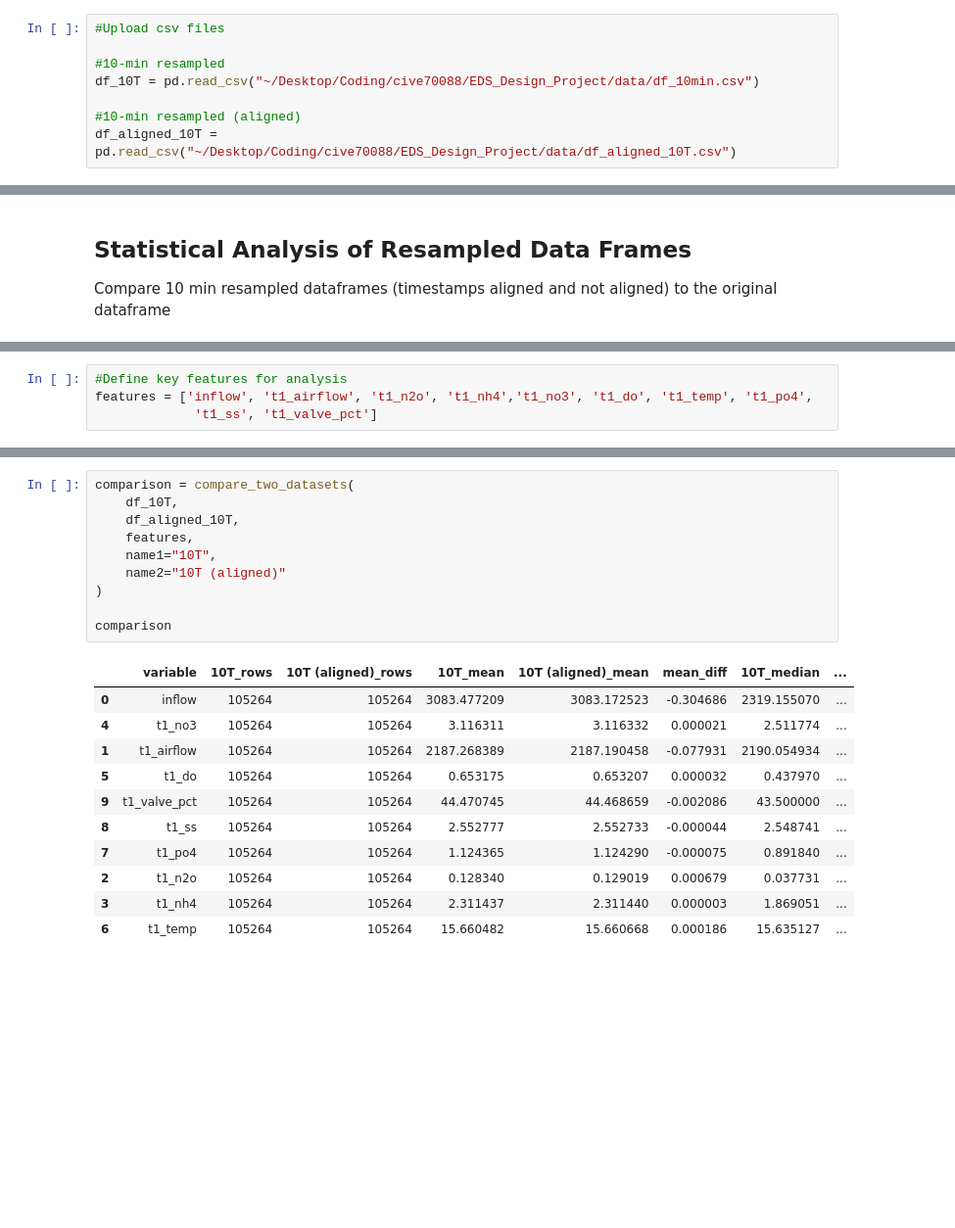
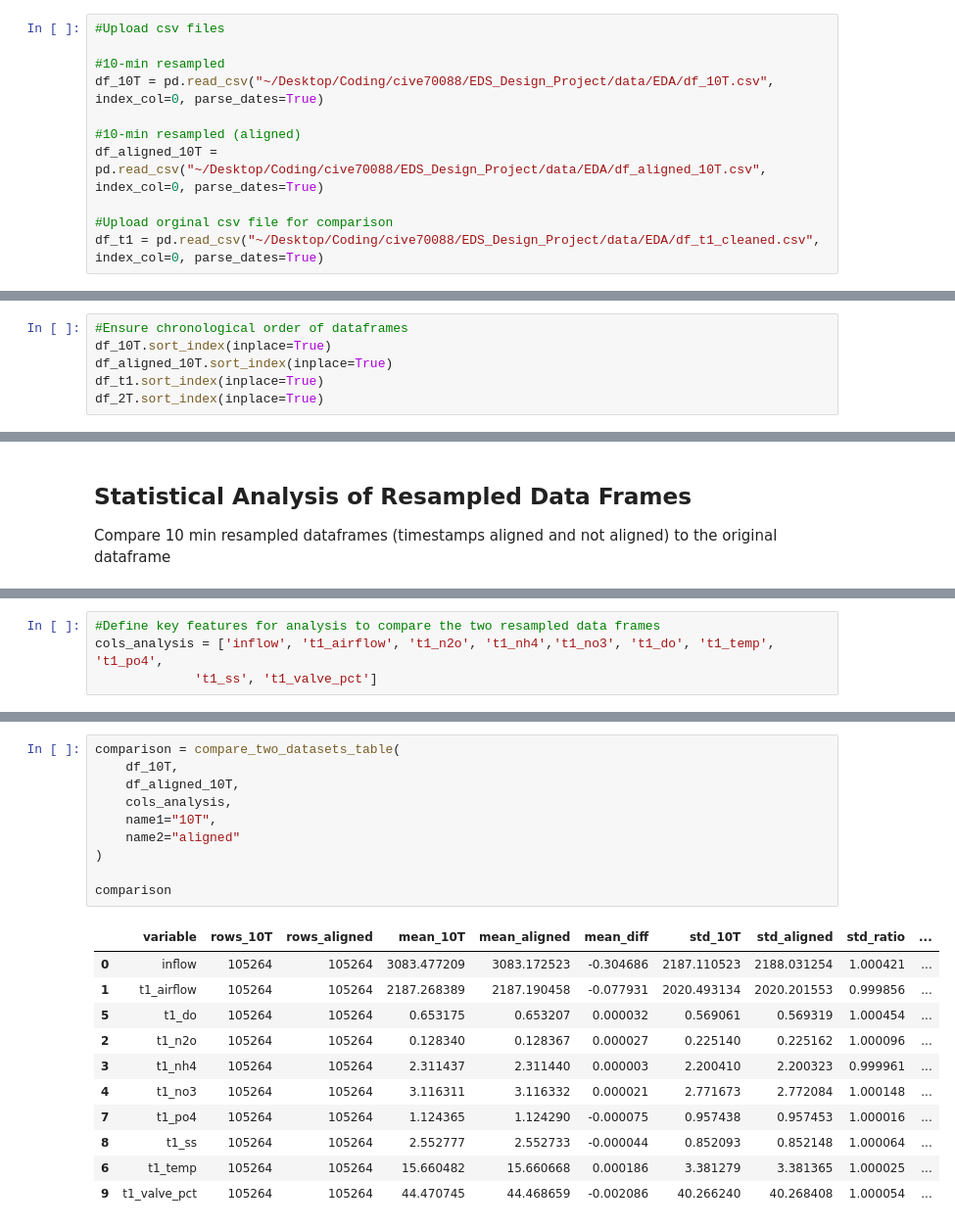
Before and after one commit to tom-mcarthur03/EDS_Design_Project, a Jupyter notebook: notebooks/data_preprocessing/EDA_local.ipynb, the cells around one changed output, grey strips where cells are left out. Shown at 98% size. Saved outputs shown, nothing was run; the diff lists cells and outputs as text; blank space fills up the shorter version.

```diff
--- a/notebooks/data_preprocessing/EDA_local.ipynb
+++ b/notebooks/data_preprocessing/EDA_local.ipynb
@@ -25,7 +41,10 @@ pd.set_option("display.max_colwidth", None)
 #Upload csv files
 
 #10-min resampled
-df_10T = pd.read_csv("~/Desktop/Coding/cive70088/EDS_Design_Project/data/df_10min.csv")
+df_10T = pd.read_csv("~/Desktop/Coding/cive70088/EDS_Design_Project/data/EDA/df_10T.csv", index_col=0, parse_dates=True)
 
 #10-min resampled (aligned)
-df_aligned_10T = pd.read_csv("~/Desktop/Coding/cive70088/EDS_Design_Project/data/df_aligned_10T.csv")
+df_aligned_10T = pd.read_csv("~/Desktop/Coding/cive70088/EDS_Design_Project/data/EDA/df_aligned_10T.csv", index_col=0, parse_dates=True)
+
+#Upload orginal csv file for comparison
+df_t1 = pd.read_csv("~/Desktop/Coding/cive70088/EDS_Design_Project/data/EDA/df_t1_cleaned.csv", index_col=0, parse_dates=True)
@@ -31,0 +65,6 @@ df_aligned_10T = pd.read_csv("~/Desktop/Coding/cive70088/EDS_Design_Project/data
+# %%
+#Ensure chronological order of dataframes
+df_10T.sort_index(inplace=True)
+df_aligned_10T.sort_index(inplace=True)
+df_t1.sort_index(inplace=True)
+df_2T.sort_index(inplace=True)
@@ -43,5 +179,5 @@ Shape of 10-min resampled dataframe (shifted timestamps): (105264, 35)
 # %%
-#Define key features for analysis
-features = ['inflow', 't1_airflow', 't1_n2o', 't1_nh4','t1_no3', 't1_do', 't1_temp', 't1_po4',
+#Define key features for analysis to compare the two resampled data frames
+cols_analysis = ['inflow', 't1_airflow', 't1_n2o', 't1_nh4','t1_no3', 't1_do', 't1_temp', 't1_po4',
              't1_ss', 't1_valve_pct']
 # %%
@@ -112,22 +241,22 @@ def compare_two_datasets(df1, df2, cols=None, name1="DF1", name2="DF2"):
 # %%
-comparison = compare_two_datasets(
+comparison = compare_two_datasets_table(
     df_10T,
     df_aligned_10T,
-    features,
+    cols_analysis,
     name1="10T",
-    name2="10T (aligned)"
+    name2="aligned"
 )
 
 comparison
 # %% [output]
-|  | variable | 10T_rows | 10T (aligned)_rows | 10T_mean | 10T (aligned)_mean | mean_diff | 10T_median | ... |
-| 0 | inflow | 105264 | 105264 | 3083.477209 | 3083.172523 | -0.304686 | 2319.155070 | ... |
-| 4 | t1_no3 | 105264 | 105264 | 3.116311 | 3.116332 | 0.000021 | 2.511774 | ... |
-| 1 | t1_airflow | 105264 | 105264 | 2187.268389 | 2187.190458 | -0.077931 | 2190.054934 | ... |
-| 5 | t1_do | 105264 | 105264 | 0.653175 | 0.653207 | 0.000032 | 0.437970 | ... |
-| 9 | t1_valve_pct | 105264 | 105264 | 44.470745 | 44.468659 | -0.002086 | 43.500000 | ... |
-| 8 | t1_ss | 105264 | 105264 | 2.552777 | 2.552733 | -0.000044 | 2.548741 | ... |
-| 7 | t1_po4 | 105264 | 105264 | 1.124365 | 1.124290 | -0.000075 | 0.891840 | ... |
-| 2 | t1_n2o | 105264 | 105264 | 0.128340 | 0.129019 | 0.000679 | 0.037731 | ... |
-| 3 | t1_nh4 | 105264 | 105264 | 2.311437 | 2.311440 | 0.000003 | 1.869051 | ... |
-| 6 | t1_temp | 105264 | 105264 | 15.660482 | 15.660668 | 0.000186 | 15.635127 | ... |
+|  | variable | rows_10T | rows_aligned | mean_10T | mean_aligned | mean_diff | std_10T | std_aligned | std_ratio | ... |
+| 0 | inflow | 105264 | 105264 | 3083.477209 | 3083.172523 | -0.304686 | 2187.110523 | 2188.031254 | 1.000421 | ... |
+| 1 | t1_airflow | 105264 | 105264 | 2187.268389 | 2187.190458 | -0.077931 | 2020.493134 | 2020.201553 | 0.999856 | ... |
+| 5 | t1_do | 105264 | 105264 | 0.653175 | 0.653207 | 0.000032 | 0.569061 | 0.569319 | 1.000454 | ... |
+| 2 | t1_n2o | 105264 | 105264 | 0.128340 | 0.128367 | 0.000027 | 0.225140 | 0.225162 | 1.000096 | ... |
+| 3 | t1_nh4 | 105264 | 105264 | 2.311437 | 2.311440 | 0.000003 | 2.200410 | 2.200323 | 0.999961 | ... |
+| 4 | t1_no3 | 105264 | 105264 | 3.116311 | 3.116332 | 0.000021 | 2.771673 | 2.772084 | 1.000148 | ... |
+| 7 | t1_po4 | 105264 | 105264 | 1.124365 | 1.124290 | -0.000075 | 0.957438 | 0.957453 | 1.000016 | ... |
+| 8 | t1_ss | 105264 | 105264 | 2.552777 | 2.552733 | -0.000044 | 0.852093 | 0.852148 | 1.000064 | ... |
+| 6 | t1_temp | 105264 | 105264 | 15.660482 | 15.660668 | 0.000186 | 3.381279 | 3.381365 | 1.000025 | ... |
+| 9 | t1_valve_pct | 105264 | 105264 | 44.470745 | 44.468659 | -0.002086 | 40.266240 | 40.268408 | 1.000054 | ... |
```
Also changed, not shown: parts of 50 cells of this notebook.
